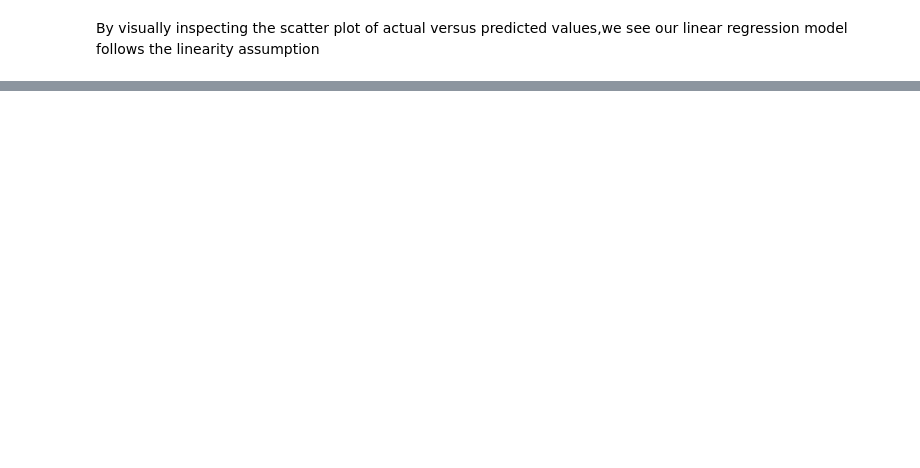
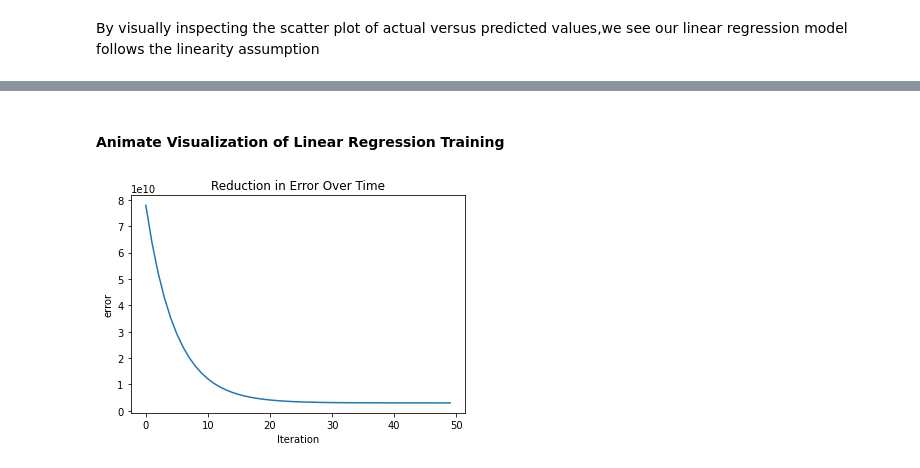
Before and after one commit to Apoorva-Kulkarni96/MachineLearning, a Jupyter notebook: SimpleLinearRegression/CarResalePricePredition.ipynb, the cells around one changed output, grey strips where cells are left out. Drawn from its saved outputs; the diff is of its cells as text; code cells hidden in the pictures; blank space fills up the shorter version.

```diff
--- a/SimpleLinearRegression/CarResalePricePredition.ipynb
+++ b/SimpleLinearRegression/CarResalePricePredition.ipynb
@@ -88,0 +206,5 @@ Name: selling_price, Length: 20000, dtype: float64
+# %%
+def hypothesis(x, theta):
+    # Linear hypothesis function: h(x) = theta[0] + theta[1]*x
+    y_hat = theta[0]+theta[1]*x
+    return y_hat
@@ -88,0 +247,26 @@ Name: selling_price, Length: 20000, dtype: float64
+# %%
+def gradient_descent(X, Y, max_steps=100, learning_rate=0.1):
+    theta = np.zeros((2,))  # Initialize weights Theta 0 and Theta 1 to zero
+    error_list = []  # List to store errors during iterations
+    theta_list = []  # List to store Theta values during updates
+
+    for i in range(max_steps):
+        # Compute gradient using the gradient function
+        grad = gradient(X, Y, theta)
+
+        # Compute error using the error function
+        e = error(X, Y, theta)
+
+        # Update weights Theta 0 and Theta 1 using the learning rate and gradients
+        theta[0] = theta[0] - learning_rate * grad[0]
+        theta[1] = theta[1] - learning_rate * grad[1]
+
+        # Store the updated Theta values during each iteration
+        theta_list.append((theta[0], theta[1]))
+        # Store the error during each iteration
+        error_list.append(e)
+
+    return theta, error_list, theta_list
+# %%
+theta, error_list, theta_list = gradient_descent(X, Y, max_steps=50)
+print(theta)
@@ -88,0 +283,12 @@ Name: selling_price, Length: 20000, dtype: float64
+# %% [markdown]
+#### Animate Visualization of Linear Regression Training
+# %%
+fig = plt.figure()
+
+plt.plot(error_list)
+plt.xlabel("Iteration")
+plt.ylabel("error")
+plt.title('Reduction in Error Over Time')
+plt.show()
+# %% [output]
+[figure, added]
```
Also changed, not shown: parts of 41 cells of this notebook, 1 other file.
